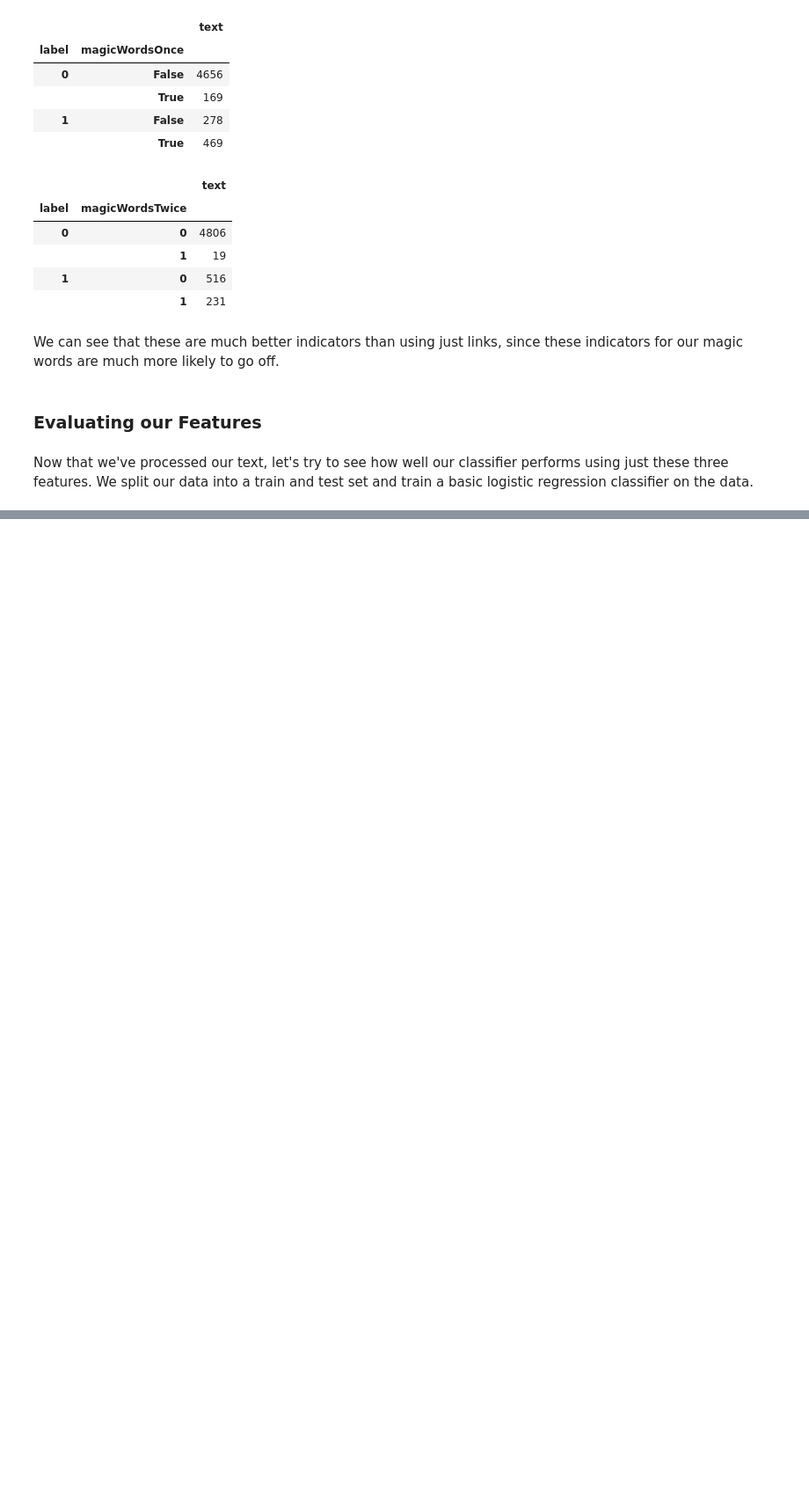
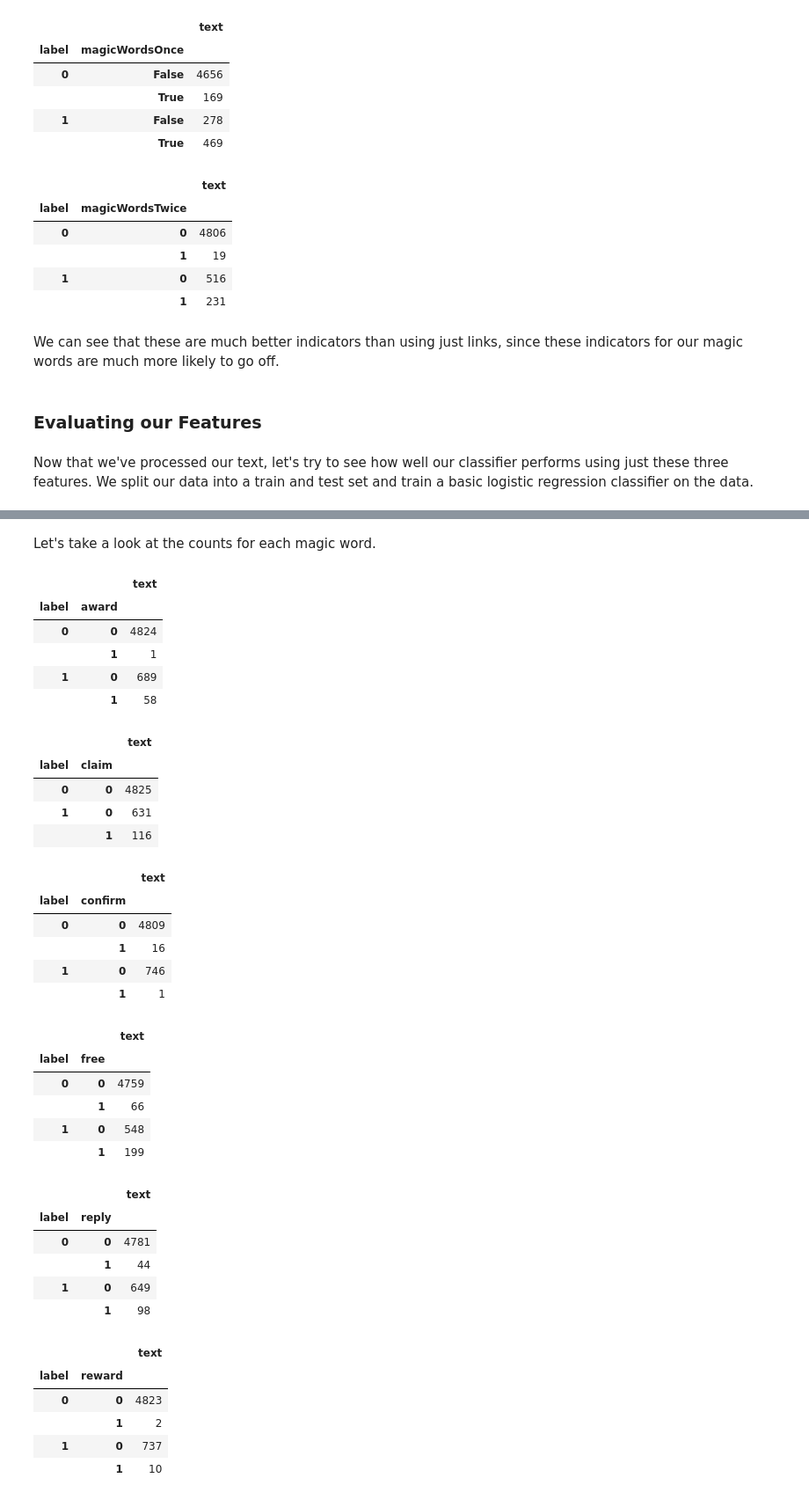
Before and after one commit to khsu2000/nants, a Jupyter notebook: Assignments/Preprocessing Text Fields/Preprocessing Text Fields Sols.ipynb, the cells around one changed output, grey strips where cells are left out. Shown at 88% size. Drawn from its saved outputs; the diff is of its cells as text; code cells hidden in the pictures; blank space fills up the shorter version.

```diff
--- a/Assignments/Preprocessing Text Fields/Preprocessing Text Fields Sols.ipynb
+++ b/Assignments/Preprocessing Text Fields/Preprocessing Text Fields Sols.ipynb
@@ -221,0 +263,50 @@ As for some additional practice, one aspect of regex that this assignment did no
+# %%
+sms.drop(["magicWordsOnce", "magicWordsTwice"], axis = 1, inplace = True)
+
+# BEGIN SOLUTION
+mlb = MultiLabelBinarizer()
+clean_labels = lambda arr: [max(labels) for labels in set(arr)]
+new_indicators = mlb.fit_transform(lowered_string.str.findall(pattern).map(clean_labels))
+sms = pd.concat([sms, pd.DataFrame(new_indicators, columns = mlb.classes_)], axis = 1)
+# END SOLUTION
+# %% [markdown]
+Let's take a look at the counts for each magic word.
+# %%
+for column in sms.columns[-8:]:
+    display(sms.loc[:,["text", "label", column]].groupby(by=["label", column]).count())
+# %% [output]
+|  |  | text |
+| label | award |  |
+| 0 | 0 | 4824 |
+|  | 1 | 1 |
+| 1 | 0 | 689 |
+|  | 1 | 58 |
+|  |  | text |
+| label | claim |  |
+| 0 | 0 | 4825 |
+| 1 | 0 | 631 |
+|  | 1 | 116 |
+|  |  | text |
+| label | confirm |  |
+| 0 | 0 | 4809 |
+|  | 1 | 16 |
+| 1 | 0 | 746 |
+|  | 1 | 1 |
+|  |  | text |
+| label | free |  |
+| 0 | 0 | 4759 |
+|  | 1 | 66 |
+| 1 | 0 | 548 |
+|  | 1 | 199 |
+|  |  | text |
+| label | reply |  |
+| 0 | 0 | 4781 |
+|  | 1 | 44 |
+| 1 | 0 | 649 |
+|  | 1 | 98 |
+|  |  | text |
+| label | reward |  |
+| 0 | 0 | 4823 |
+|  | 1 | 2 |
+| 1 | 0 | 737 |
+|  | 1 | 10 |
```
Also changed, not shown: parts of 14 cells of this notebook, 1 other file.
